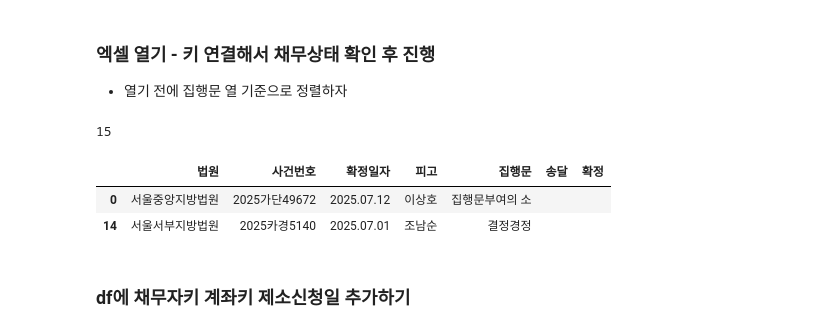
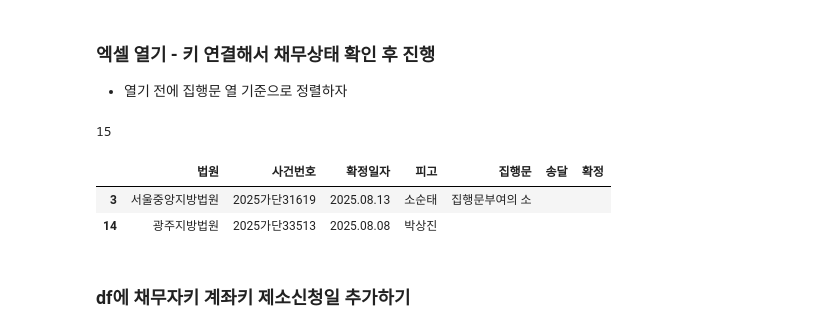
Before and after one commit to jbmyou/company_work, a Jupyter notebook: fileNaming/법조치/집행문_2025.ipynb, the cells around one changed output. Drawn from its saved outputs; the diff is of its cells as text; code cells hidden in the pictures.

```diff
--- a/fileNaming/법조치/집행문_2025.ipynb
+++ b/fileNaming/법조치/집행문_2025.ipynb
@@ -47,7 +47,7 @@ dtype = {'채무자키':str, '계좌키':str, '가상계좌번호':str, '법조
 
 ##################################
 # 사건번호 눌러보고 집행문 발급 가능한 것만으로 목록작성 하도록!!!!!!!!!
-lastday = "250713" # '집행문신청_' 다음의 접미사로 꼭 6자리 날짜가 아니어도 상관없음
+lastday = "250817" # '집행문신청_' 다음의 접미사로 꼭 6자리 날짜가 아니어도 상관없음
 법원인증서="헬프자산관리대부[주]()001102620170619111002243" # 인증서 여러개고, 법원인증서가 첫번째가 아닌 경우 지정해줘야 함
 
 이행권고출력 = False # 이행권고 출력할지 말지 (240513이후 확정건부터 박근혜과장님이 출력) 이행권고는 판결정본만 출력(송달후 2주내 이의제기 없어야 확정되므로 송달및확정증명원 필요 없음)
@@ -574,15 +574,18 @@ if False :
 # %%
 ### 원본이 필요할 땐 원본을 다른 이름으로 복사해둬!
 df_origin = pd.read_excel(path_excel, sheet_name="집행문", dtype=dtype).fillna("")
 df_origin.법원 = df_origin.법원.str.replace("지법", "지방법원")
+    # 집행문 오름차순 정렬
+df_origin = df_origin.sort_values(by='집행문', ascending=False)
+
 df = df_origin.copy()
 print(len(df))
 df.iloc[[0,-1], cols_idx]
 # %% [output]
 15
 |  | 법원 | 사건번호 | 확정일자 | 피고 | 집행문 | 송달 | 확정 |
-| 0 | 서울중앙지방법원 | 2025가단49672 | 2025.07.12 | 이상호 | 집행문부여의 소 |  |  |
-| 14 | 서울서부지방법원 | 2025카경5140 | 2025.07.01 | 조남순 | 결정경정 |  |  |
+| 3 | 서울중앙지방법원 | 2025가단31619 | 2025.08.13 | 소순태 | 집행문부여의 소 |  |  |
+| 14 | 광주지방법원 | 2025가단33513 | 2025.08.08 | 박상진 |  |  |  |
 # %% [markdown]
 ### df에 채무자키 계좌키 제소신청일 추가하기
 # %%
```
Also changed, not shown: parts of 5 cells of this notebook, 21 other files.
